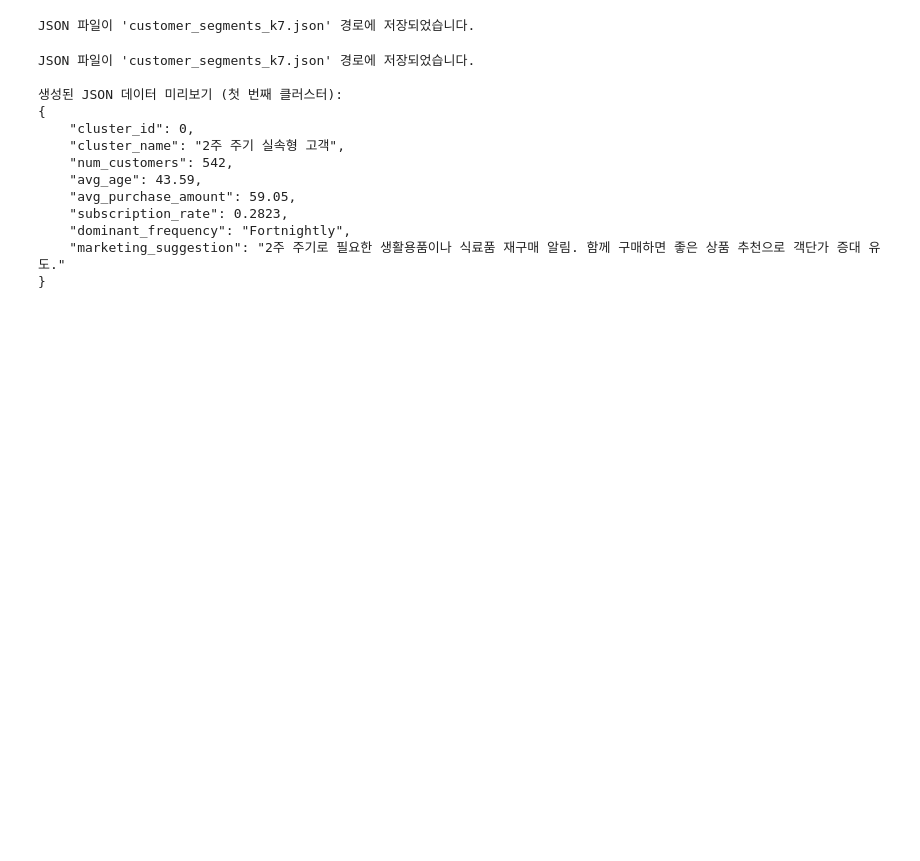
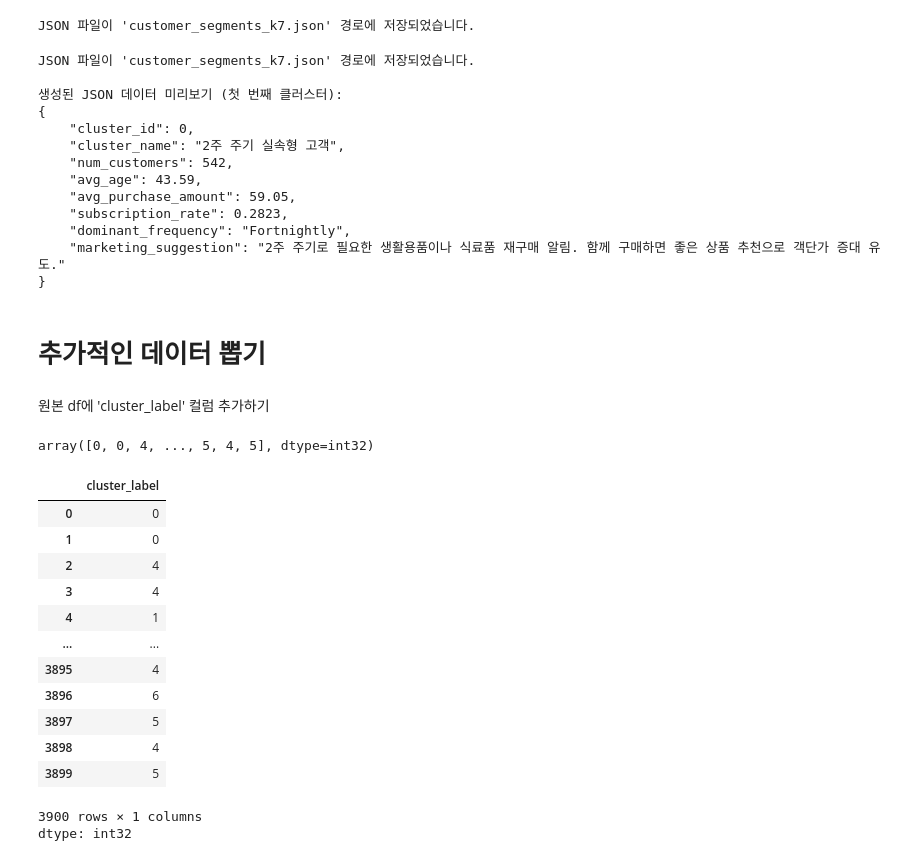
Before and after one commit to hagalaz-star/shopping_trend, a Jupyter notebook: notebooks/Shopping_Trends.ipynb, the cells around one changed output. Cells and saved outputs as stored; diff of their text form; code cells hidden in the pictures; blank space fills up the shorter version.

```diff
--- a/notebooks/Shopping_Trends.ipynb
+++ b/notebooks/Shopping_Trends.ipynb
@@ -507,3 +568,7 @@ JSON 파일이 'customer_segments_k7.json' 경로에 저장되었습니다.
     "dominant_frequency": "Fortnightly",
     "marketing_suggestion": "2주 주기로 필요한 생활용품이나 식료품 재구매 알림. 함께 구매하면 좋은 상품 추천으로 객단가 증대 유도."
 }
+# %% [markdown]
+# 추가적인 데이터 뽑기
+# %% [markdown]
+원본 df에 'cluster_label' 컬럼 추가하기
@@ -509,0 +578,21 @@ JSON 파일이 'customer_segments_k7.json' 경로에 저장되었습니다.
+# %%
+final_labels
+# %% [output]
+array([0, 0, 4, ..., 5, 4, 5], dtype=int32)
+# %%
+df['cluster_label']
+# %% [output]
+|  | cluster_label |
+| 0 | 0 |
+| 1 | 0 |
+| 2 | 4 |
+| 3 | 4 |
+| 4 | 1 |
+| ... | ... |
+| 3895 | 4 |
+| 3896 | 6 |
+| 3897 | 5 |
+| 3898 | 4 |
+| 3899 | 5 |
+3900 rows × 1 columns
+dtype: int32
```
Also changed, not shown: parts of 23 cells of this notebook, 8 other files.
